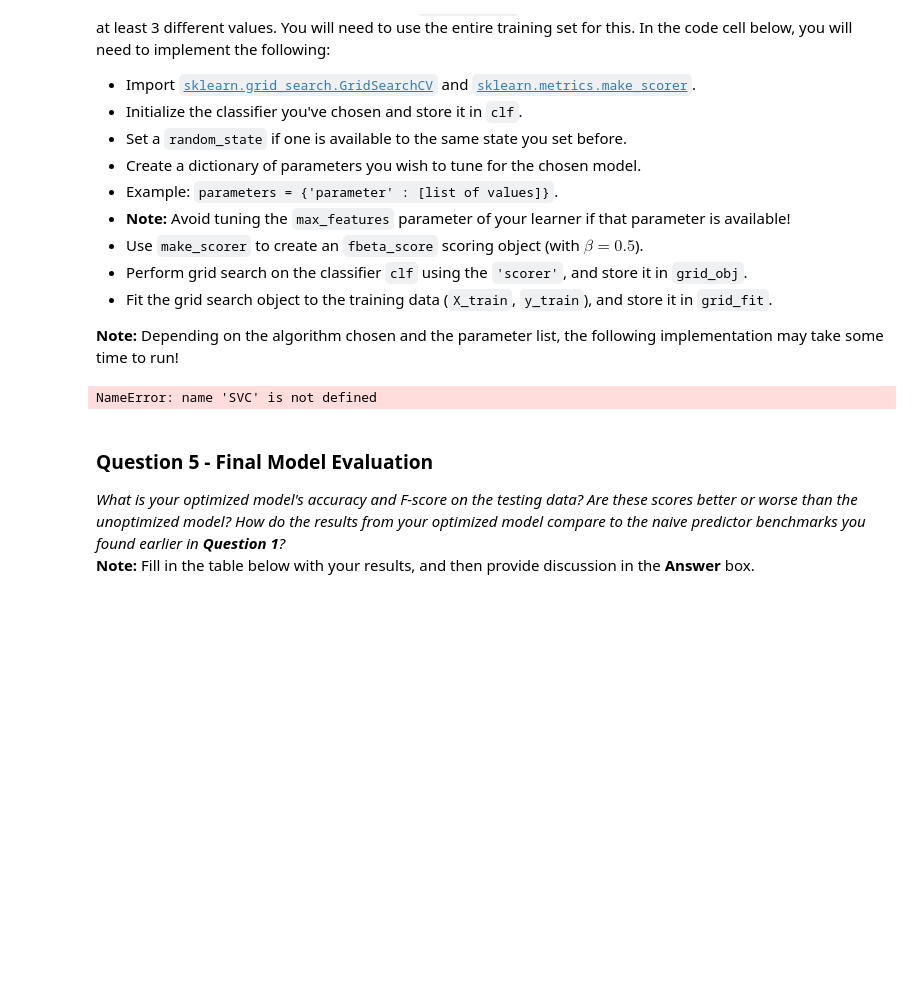
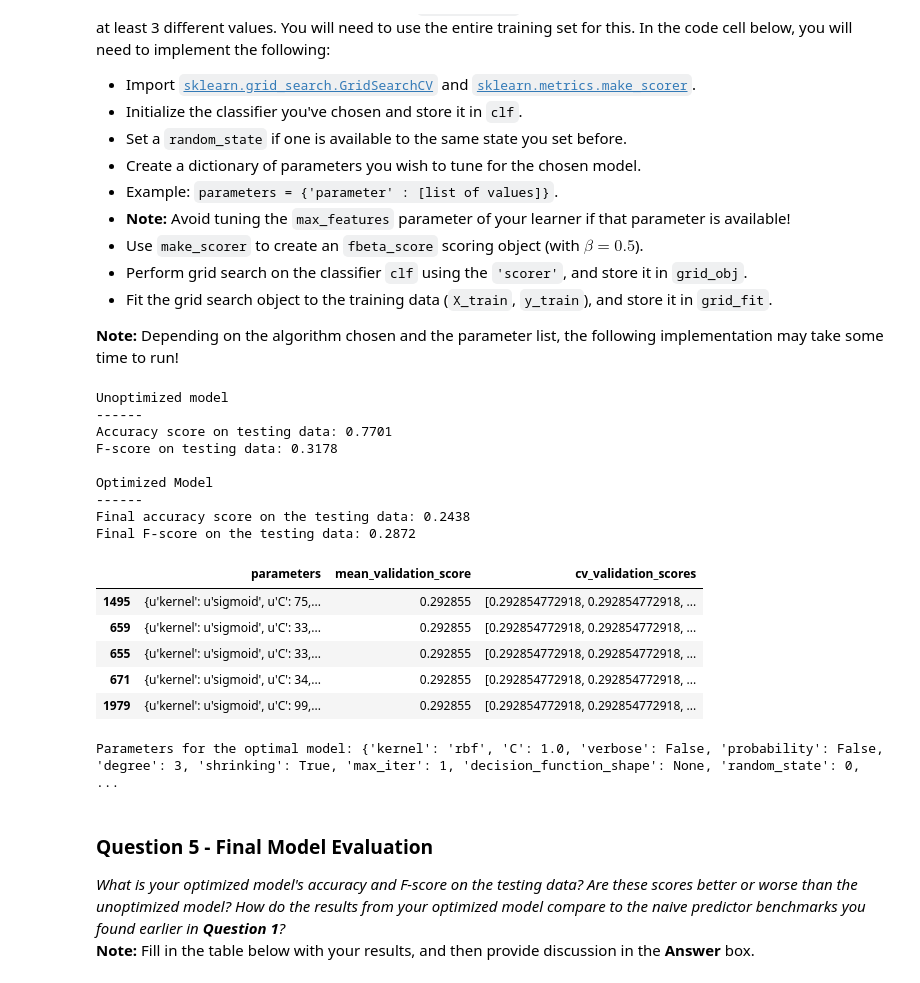
Before and after one commit to Abudhagir/machine-learning, a Jupyter notebook: projects/finding_donors/finding_donors.ipynb, the cells around one changed output. Cells and saved outputs as stored; diff of their text form; code cells hidden in the pictures; blank space fills up the shorter version.

```diff
--- a/projects/finding_donors/finding_donors.ipynb
+++ b/projects/finding_donors/finding_donors.ipynb
@@ -496,52 +525,76 @@ Fine tune the chosen model. Use grid search (`GridSearchCV`) with at least one i
 
 **Note:** Depending on the algorithm chosen and the parameter list, the following implementation may take some time to run!
 # %%
-# TODO: Import 'GridSearchCV', 'make_scorer', and any other necessary libraries
+# Import 'GridSearchCV', 'make_scorer', and any other necessary libraries
 from sklearn.metrics import make_scorer
 from sklearn.grid_search import GridSearchCV
 from IPython.display import display
 import pickle, os.path
+from sklearn.svm import SVC
 
 def getscore(y_true, y_predict):
     return fbeta_score(y_true, y_predict, beta)
 
 best_clf = None
+beta=0.5
+
 #Note to self: Do not proceed if the below Grid Search Parameter is not enabled, it fails
 #Enabling Grid Search
 GRID_SEARCH_ENABLED = True
 
-# TODO: Initialize the classifier
+#Initialize the classifier
+#Note to Reviewer: If you want to run the code optimally then use max_iter=-1
+#My code ran Ran Overnight so limited to max_iter=1 to limit calculation time
 clf = SVC(random_state=0, max_iter=1)
 
-# TODO: Create the parameters list you wish to tune
+# Create the parameters list you wish to tune
 parameters = {'C':range(1,100),'kernel':['linear','poly','rbf','sigmoid'],'degree':range(1,6)}
 
-
-# TODO: Make an fbeta_score scoring object
+# Make an fbeta_score scoring object
 scorer = make_scorer(getscore)
 
-# TODO: Perform grid search on the classifier using 'scorer' as the scoring method
+# Perform grid search on the classifier using 'scorer' as the scoring method
 grid_obj = GridSearchCV(clf, parameters, scoring=scorer)
 
-# TODO: Fit the grid search object to the training data and find the optimal parameters
+    # Fit the grid search object to the training data and find the optimal parameters
 grid_fit = grid_obj.fit(X_train, y_train)
 
-# Get the estimator
+    # Get the estimator
 best_clf = grid_fit.best_estimator_
 
 # Make predictions using the unoptimized and model
 predictions = (clf.fit(X_train, y_train)).predict(X_test)
 best_predictions = best_clf.predict(X_test)
 
 # Report the before-and-afterscores
 print "Unoptimized model\n------"
 print "Accuracy score on testing data: {:.4f}".format(accuracy_score(y_test, predictions))
 print "F-score on testing data: {:.4f}".format(fbeta_score(y_test, predictions, beta = 0.5))
 print "\nOptimized Model\n------"
 print "Final accuracy score on the testing data: {:.4f}".format(accuracy_score(y_test, best_predictions))
 print "Final F-score on the testing data: {:.4f}".format(fbeta_score(y_test, best_predictions, beta = 0.5))
+
+# Print the final parameters
+df = pd.DataFrame(grid_fit.grid_scores_).sort_values('mean_validation_score').tail()
+display(df)
+print "Parameters for the optimal model: {}".format(clf.get_params())
 # %% [output]
-NameError: name 'SVC' is not defined
+Unoptimized model
+------
+Accuracy score on testing data: 0.7701
+F-score on testing data: 0.3178
+
+Optimized Model
+------
+Final accuracy score on the testing data: 0.2438
+Final F-score on the testing data: 0.2872
+|  | parameters | mean_validation_score | cv_validation_scores |
+| 1495 | {u'kernel': u'sigmoid', u'C': 75,... | 0.292855 | [0.292854772918, 0.292854772918, ... |
+| 659 | {u'kernel': u'sigmoid', u'C': 33,... | 0.292855 | [0.292854772918, 0.292854772918, ... |
+| 655 | {u'kernel': u'sigmoid', u'C': 33,... | 0.292855 | [0.292854772918, 0.292854772918, ... |
+| 671 | {u'kernel': u'sigmoid', u'C': 34,... | 0.292855 | [0.292854772918, 0.292854772918, ... |
+| 1979 | {u'kernel': u'sigmoid', u'C': 99,... | 0.292855 | [0.292854772918, 0.292854772918, ... |
+Parameters for the optimal model: {'kernel': 'rbf', 'C': 1.0, 'verbose': False, 'probability': False, 'degree': 3, 'shrinking': True, 'max_iter': 1, 'decision_function_shape': None, 'random_state': 0, ...
 # %% [markdown]
 ### Question 5 - Final Model Evaluation
 _What is your optimized model's accuracy and F-score on the testing data? Are these scores better or worse than the unoptimized model? How do the results from your optimized model compare to the naive predictor benchmarks you found earlier in **Question 1**?_
```
Also changed, not shown: parts of 3 cells of this notebook, 1 other file.
